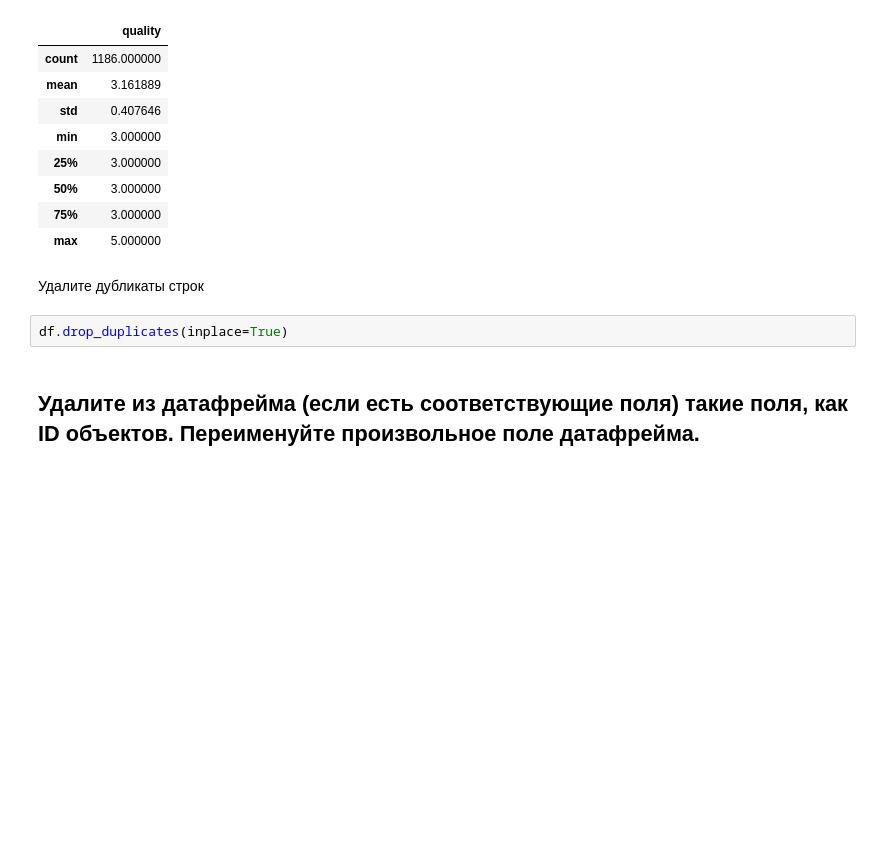
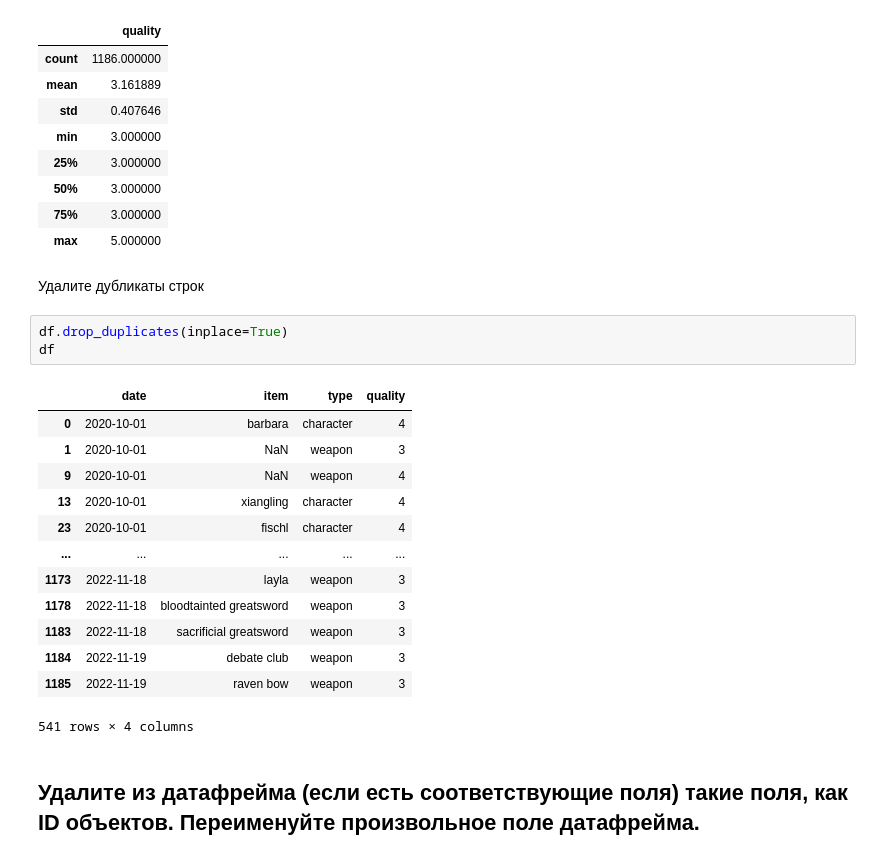
Before and after one commit to ArtGMlg/Practical_programming, a Jupyter notebook: Практикум_6.ipynb, the cells around one changed output. Saved outputs shown, nothing was run; the diff lists cells and outputs as text; blank space fills up the shorter version.

```diff
--- a/Практикум_6.ipynb
+++ b/Практикум_6.ipynb
@@ -74,6 +74,21 @@ memory usage: 37.2+ KB
 Удалите дубликаты строк
 # %%
 df.drop_duplicates(inplace=True)
+df
+# %% [output]
+|  | date | item | type | quality |
+| 0 | 2020-10-01 | barbara | character | 4 |
+| 1 | 2020-10-01 | NaN | weapon | 3 |
+| 9 | 2020-10-01 | NaN | weapon | 4 |
+| 13 | 2020-10-01 | xiangling | character | 4 |
+| 23 | 2020-10-01 | fischl | character | 4 |
+| ... | ... | ... | ... | ... |
+| 1173 | 2022-11-18 | layla | weapon | 3 |
+| 1178 | 2022-11-18 | bloodtainted greatsword | weapon | 3 |
+| 1183 | 2022-11-18 | sacrificial greatsword | weapon | 3 |
+| 1184 | 2022-11-19 | debate club | weapon | 3 |
+| 1185 | 2022-11-19 | raven bow | weapon | 3 |
+541 rows × 4 columns
 # %% [markdown]
 Удалите из датафрейма (если есть соответствующие поля) такие поля, как ID объектов. Переименуйте произвольное поле датафрейма.
 ---
```
Also changed, not shown: parts of 5 cells of this notebook, 4 other files.
